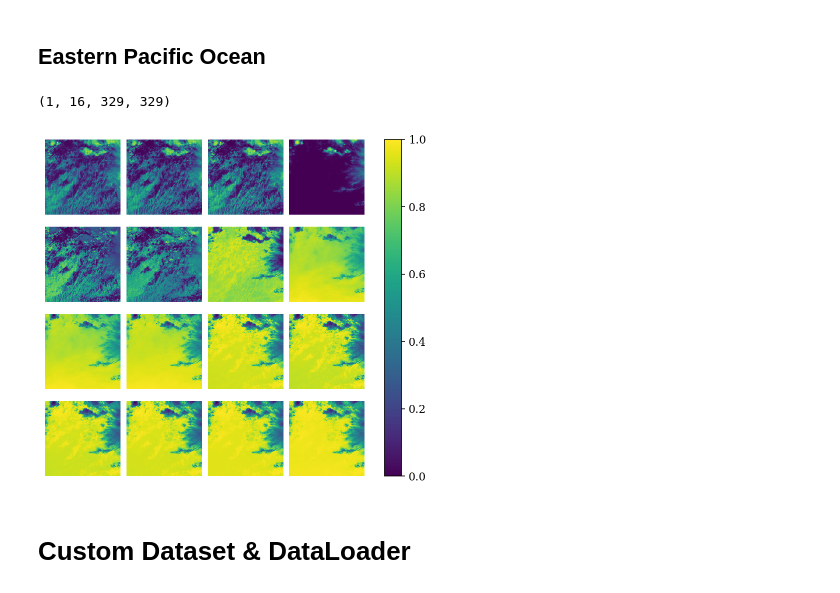
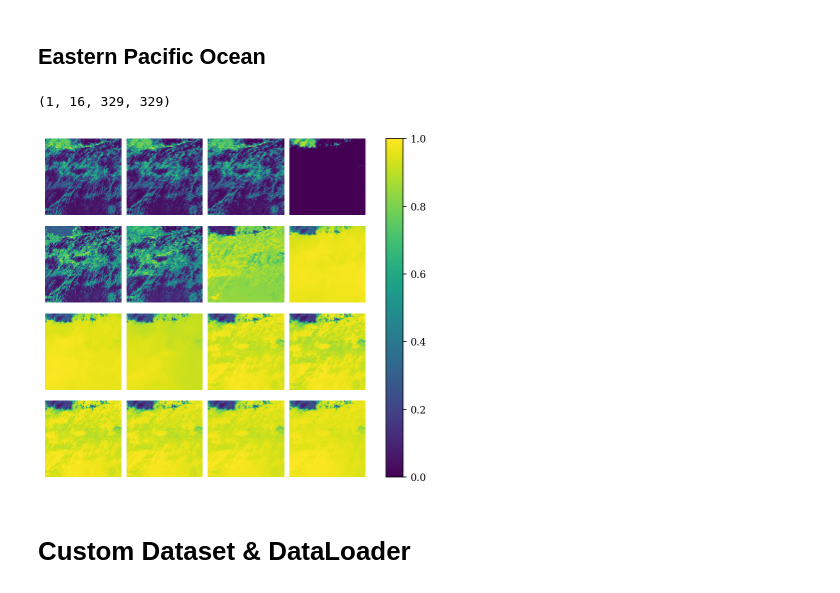
Before and after one commit to stockeh/goes-clustering-study, a Jupyter notebook: kmeans-autoencoder/notebooks/data-analysis.ipynb, the cells around one changed output. Cells and saved outputs as stored; diff of their text form; code cells hidden in the pictures.

```diff
--- a/kmeans-autoencoder/notebooks/data-analysis.ipynb
+++ b/kmeans-autoencoder/notebooks/data-analysis.ipynb
@@ -99,10 +98,10 @@ showfile(volume + '/natlantic/natlantic_goes16_2017_308_1410.nc')
 # %% [markdown]
 ## Eastern Pacific Ocean
 # %%
-showfile(volume + '/eastpac/eastpac_goes16_2017_308_1840.nc')
+showfile(volume + '/eastpac/eastpac2_goes16_2017_317_1745.nc')
 # %% [output]
 (1, 16, 329, 329)
-[figure, old version]
+[figure, new version]
 # %% [markdown]
 # Custom Dataset & DataLoader
 # %%
```
Also changed, not shown: parts of 25 cells of this notebook, 7 other files.
